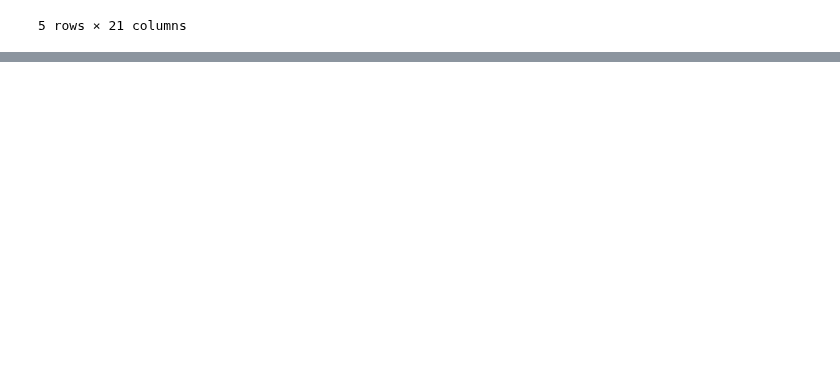
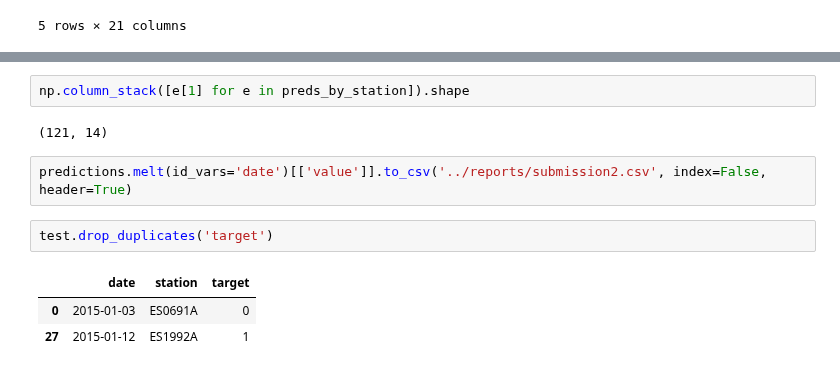
Before and after one commit to javiermas/BCNAirQualityDatathon, a Jupyter notebook: notebooks/Jonas_6.ipynb, the cells around one changed output, grey strips where cells are left out. Saved outputs shown, nothing was run; the diff lists cells and outputs as text; blank space fills up the shorter version.

```diff
--- a/notebooks/Jonas_6.ipynb
+++ b/notebooks/Jonas_6.ipynb
@@ -300,0 +525,12 @@ ValueError: shape mismatch: value array of shape (548,2) could not be broadcast
+# %%
+np.column_stack([e[1] for e in preds_by_station]).shape
+# %% [output]
+(121, 14)
+# %%
+predictions.melt(id_vars='date')[['value']].to_csv('../reports/submission2.csv', index=False, header=True)
+# %%
+test.drop_duplicates('target')
+# %% [output]
+|  | date | station | target |
+| 0 | 2015-01-03 | ES0691A | 0 |
+| 27 | 2015-01-12 | ES1992A | 1 |
```
Also changed, not shown: parts of 13 cells of this notebook, 46 other files.
